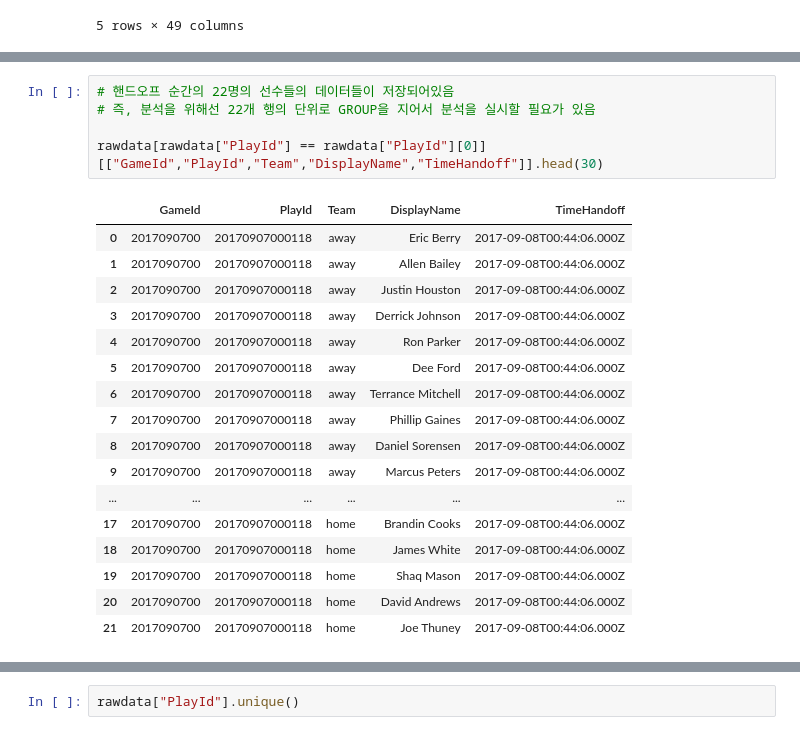
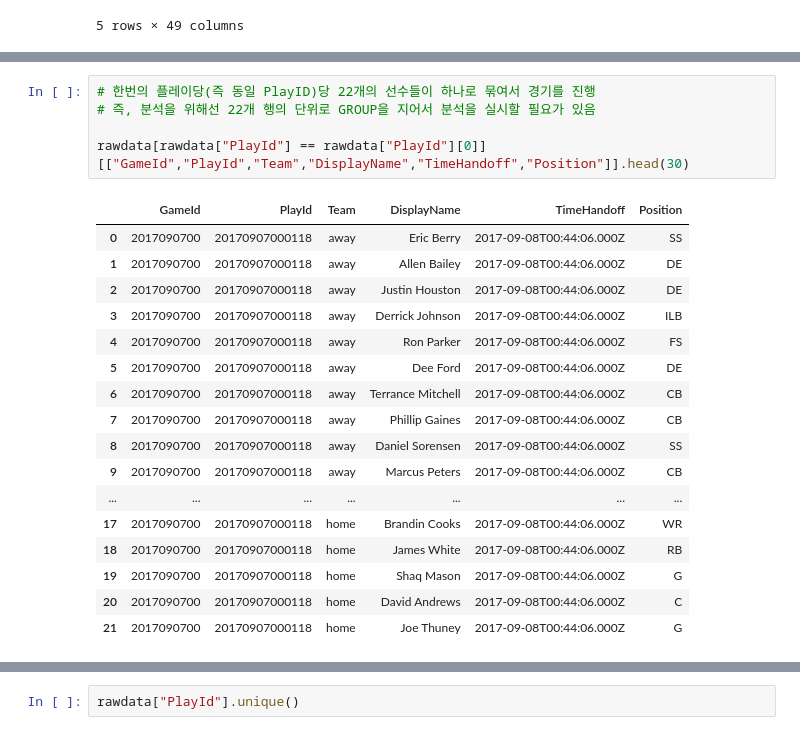
Before and after one commit to neverland251/MainProject, a Jupyter notebook: Project/DataMining/NFL yard/NFL.ipynb, the cells around one changed output, grey strips where cells are left out. Drawn from its saved outputs; the diff is of its cells as text.

```diff
--- a/Project/DataMining/NFL yard/NFL.ipynb
+++ b/Project/DataMining/NFL yard/NFL.ipynb
@@ -94,23 +125,23 @@ rawdata[rawdata["DisplayName"] == rawdata["DisplayName"][0]][["GameId","PlayId",
 # %%
-# 핸드오프 순간의 22명의 선수들의 데이터들이 저장되어있음
+# 한번의 플레이당(즉 동일 PlayID)당 22개의 선수들이 하나로 묶여서 경기를 진행
 # 즉, 분석을 위해선 22개 행의 단위로 GROUP을 지어서 분석을 실시할 필요가 있음
 
-rawdata[rawdata["PlayId"] == rawdata["PlayId"][0]][["GameId","PlayId","Team","DisplayName","TimeHandoff"]].head(30)
+rawdata[rawdata["PlayId"] == rawdata["PlayId"][0]][["GameId","PlayId","Team","DisplayName","TimeHandoff","Position"]].head(30)
 # %% [output]
-|  | GameId | PlayId | Team | DisplayName | TimeHandoff |
-| 0 | 2017090700 | 20170907000118 | away | Eric Berry | 2017-09-08T00:44:06.000Z |
-| 1 | 2017090700 | 20170907000118 | away | Allen Bailey | 2017-09-08T00:44:06.000Z |
-| 2 | 2017090700 | 20170907000118 | away | Justin Houston | 2017-09-08T00:44:06.000Z |
-| 3 | 2017090700 | 20170907000118 | away | Derrick Johnson | 2017-09-08T00:44:06.000Z |
-| 4 | 2017090700 | 20170907000118 | away | Ron Parker | 2017-09-08T00:44:06.000Z |
-| 5 | 2017090700 | 20170907000118 | away | Dee Ford | 2017-09-08T00:44:06.000Z |
-| 6 | 2017090700 | 20170907000118 | away | Terrance Mitchell | 2017-09-08T00:44:06.000Z |
-| 7 | 2017090700 | 20170907000118 | away | Phillip Gaines | 2017-09-08T00:44:06.000Z |
-| 8 | 2017090700 | 20170907000118 | away | Daniel Sorensen | 2017-09-08T00:44:06.000Z |
-| 9 | 2017090700 | 20170907000118 | away | Marcus Peters | 2017-09-08T00:44:06.000Z |
-| ... | ... | ... | ... | ... | ... |
-| 17 | 2017090700 | 20170907000118 | home | Brandin Cooks | 2017-09-08T00:44:06.000Z |
-| 18 | 2017090700 | 20170907000118 | home | James White | 2017-09-08T00:44:06.000Z |
-| 19 | 2017090700 | 20170907000118 | home | Shaq Mason | 2017-09-08T00:44:06.000Z |
-| 20 | 2017090700 | 20170907000118 | home | David Andrews | 2017-09-08T00:44:06.000Z |
-| 21 | 2017090700 | 20170907000118 | home | Joe Thuney | 2017-09-08T00:44:06.000Z |
+|  | GameId | PlayId | Team | DisplayName | TimeHandoff | Position |
+| 0 | 2017090700 | 20170907000118 | away | Eric Berry | 2017-09-08T00:44:06.000Z | SS |
+| 1 | 2017090700 | 20170907000118 | away | Allen Bailey | 2017-09-08T00:44:06.000Z | DE |
+| 2 | 2017090700 | 20170907000118 | away | Justin Houston | 2017-09-08T00:44:06.000Z | DE |
+| 3 | 2017090700 | 20170907000118 | away | Derrick Johnson | 2017-09-08T00:44:06.000Z | ILB |
+| 4 | 2017090700 | 20170907000118 | away | Ron Parker | 2017-09-08T00:44:06.000Z | FS |
+| 5 | 2017090700 | 20170907000118 | away | Dee Ford | 2017-09-08T00:44:06.000Z | DE |
+| 6 | 2017090700 | 20170907000118 | away | Terrance Mitchell | 2017-09-08T00:44:06.000Z | CB |
+| 7 | 2017090700 | 20170907000118 | away | Phillip Gaines | 2017-09-08T00:44:06.000Z | CB |
+| 8 | 2017090700 | 20170907000118 | away | Daniel Sorensen | 2017-09-08T00:44:06.000Z | SS |
+| 9 | 2017090700 | 20170907000118 | away | Marcus Peters | 2017-09-08T00:44:06.000Z | CB |
+| ... | ... | ... | ... | ... | ... | ... |
+| 17 | 2017090700 | 20170907000118 | home | Brandin Cooks | 2017-09-08T00:44:06.000Z | WR |
+| 18 | 2017090700 | 20170907000118 | home | James White | 2017-09-08T00:44:06.000Z | RB |
+| 19 | 2017090700 | 20170907000118 | home | Shaq Mason | 2017-09-08T00:44:06.000Z | G |
+| 20 | 2017090700 | 20170907000118 | home | David Andrews | 2017-09-08T00:44:06.000Z | C |
+| 21 | 2017090700 | 20170907000118 | home | Joe Thuney | 2017-09-08T00:44:06.000Z | G |
```
Also changed, not shown: parts of 23 cells of this notebook.
